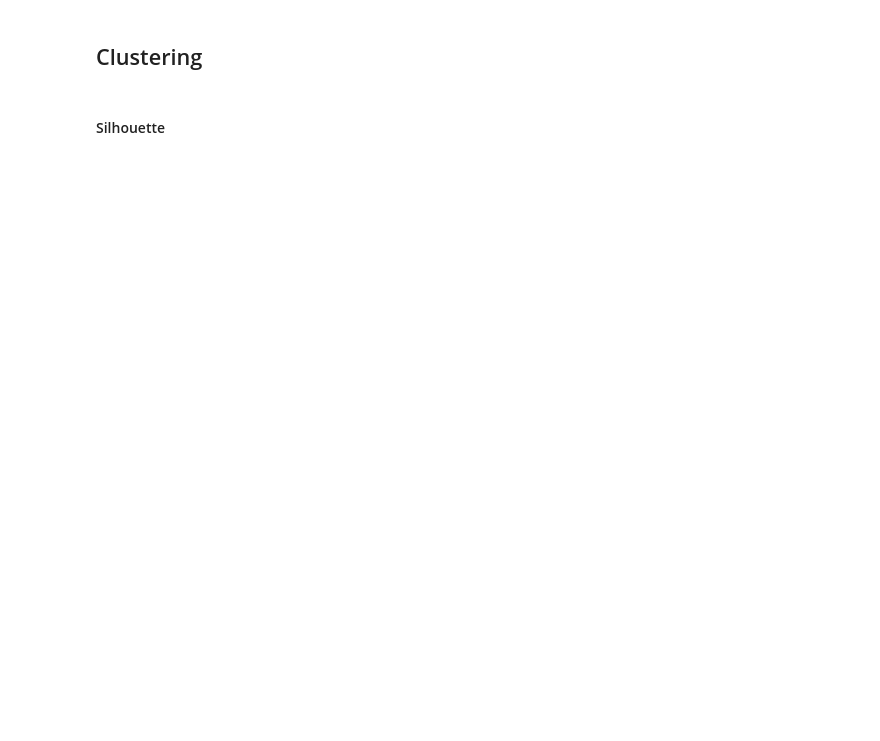
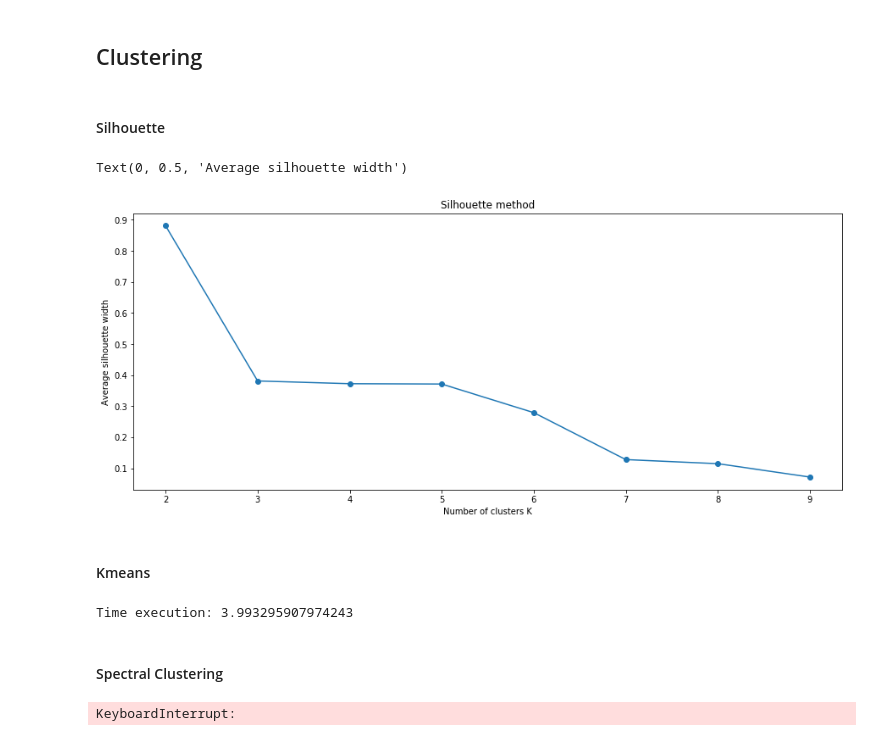
Before and after one commit to belulali/earthquake_usupervised, a Jupyter notebook: Earthquake - Unsupervised.ipynb, the cells around one changed output. Cells and saved outputs as stored; diff of their text form; code cells hidden in the pictures; blank space fills up the shorter version.

Commit message:
Added Silhouette Coefficient, Spectral clustering, Agglomertive. 2 latter dont work

```diff
--- a/Earthquake - Unsupervised.ipynb
+++ b/Earthquake - Unsupervised.ipynb
@@ -10,8 +27,10 @@ extended_train_labels = pd.read_csv('extended_train_labels.csv')
 # %%
 # Remove building id
 exclude = ['building_id']
-features = extended_train_features.loc[:,[i for i in list(extended_train_features.columns) if i not in exclude]]
-features = np.asarray(features)#[index]
-
-labels = extended_train_labels['damage_grade']
-labels = np.asarray(labels)#[index]
+extended_train_features = extended_train_features.loc[:,[i for i in list(extended_train_features.columns) if i not in exclude]]
+# %%
+#Standardize features
+scaler = StandardScaler()
+extended_train_features = scaler.fit_transform(extended_train_features)
+
+extended_train_features[1]
@@ -93,16 +134,28 @@ from sklearn.metrics import silhouette_score, v_measure_score
 # %% [markdown]
 #### Silhouette
+# %%
+# Reducing training data set to later apply Silhouette technique (original data)
+
+import random
+
+index = np.random.choice(len(extended_train_features), size = 5000)
+sample = extended_train_features[index]
 # %%
+# Applying the silhouette technique
+
 silhouette = []
 component_range = list(range(2, 10))
 
 for k in component_range:
-    kmeans = KMeans(n_clusters = k).fit(train_features)
-    score = silhouette_score(train_features, kmeans.predict(train_features), metric = 'euclidean')
+    kmeans = KMeans(n_clusters = k).fit(sample)
+    score = silhouette_score(sample, kmeans.predict(sample), metric = 'euclidean')
     silhouette.append(score)
 
 plt.figure(figsize=(15, 6))
-plt.plot(list_k_sil, silhouette, '-o')
+plt.plot(component_range, silhouette, '-o')
 plt.title("Silhouette method")
 plt.xlabel(r'Number of clusters K')
 plt.ylabel('Average silhouette width')
+# %% [output]
+Text(0, 0.5, 'Average silhouette width')
+[figure, added]
@@ -108,0 +165,19 @@ plt.ylabel('Average silhouette width')
+# %% [markdown]
+#### Kmeans
+# %%
+t1 = time.time()
+k = 2
+kmeans = KMeans(n_clusters=k, random_state=0).fit(train_features)
+kmeans_labels = kmeans.labels_
+kmeans_prediction = kmeans.predict(test_features)
+print("Time execution:", time.time() - t1)
+# %% [output]
+Time execution: 3.993295907974243
+# %% [markdown]
+#### Spectral Clustering
+# %%
+sp = SpectralClustering(n_clusters=2, affinity='nearest_neighbors')
+sp.fit(train_features)
+labels = sp.labels_
+# %% [output]
+KeyboardInterrupt:
```
Also changed, not shown: parts of 15 cells of this notebook.
